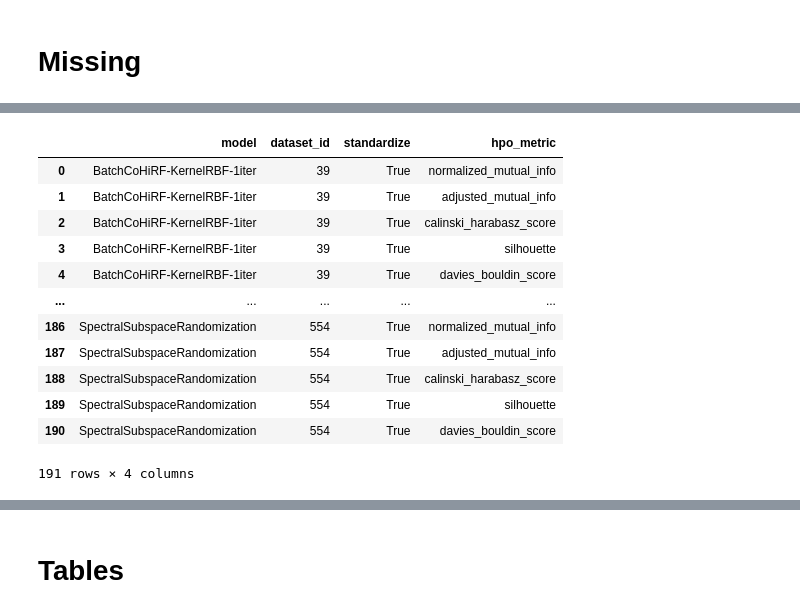
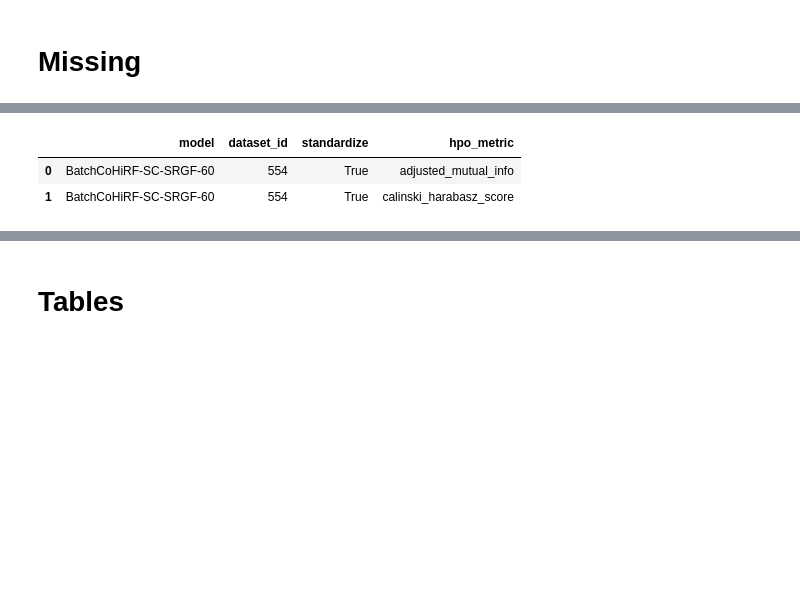
Before and after one commit to BrunoBelucci/cohirf, a Jupyter notebook: analyze_results/analyze_runs_openml_v2.ipynb, the cells around one changed output, grey strips where cells are left out. Cells and saved outputs as stored; diff of their text form; code cells hidden in the pictures; blank space fills up the shorter version.

```diff
--- a/analyze_results/analyze_runs_openml_v2.ipynb
+++ b/analyze_results/analyze_runs_openml_v2.ipynb
@@ -121,6 +124,7 @@ df_runs_raw = df_runs_raw.join(dataset_characteristics, on='dataset_id', rsuffix
 df_runs_raw.to_csv(results_dir / 'df_runs_raw.csv', index=True)
 # %%
 df_runs_raw = pd.read_csv(results_dir / "df_runs_raw.csv", index_col=0)
+df_runs_raw["model"] = df_runs_raw["model"] + "-" + df_runs_raw["n_trials"].astype(str)
 # mask = df_runs_raw["model"].str.contains("CoHiRF")
 # df_runs_raw.loc[mask, "model"] = df_runs_raw.loc[mask].apply(lambda row: f"{row['model']}-{row['n_trials']}", axis=1)
 df_runs_raw_parents = df_runs_raw.copy()
@@ -365,28 +395,29 @@ missing_ari_tuples = df_missing_ari[["model", "dataset_id"]].copy()
 # %%
 dataset_id = [
-    39,
-    61,
-    182,
-    1478,
-    1568,
-    40685,
-    40984,
-    46773,
-    46774,
-    46775,
-    46776,
-    46777,
-    46778,
-    46779,
-    46780,
-    46781,
-    46782,
-    46783,
+    # 39,
+    # 61,
+    # 182,
+    # 1478,
+    # 1568,
+    # 40685,
+    # 40984,
+    # 46773,
+    # 46774,
+    # 46775,
+    # 46776,
+    # 46777,
+    # 46778,
+    # 46779,
+    # 46780,
+    # 46781,
+    # 46782,
+    # 46783,
 	554,
 ]
 standardize = [True]
 hpo_metric = [
-    "normalized_mutual_info",
+	"adjusted_rand",
+    # "normalized_mutual_info",
     "adjusted_mutual_info",
     "calinski_harabasz_score",
     "silhouette",
@@ -394,22 +425,12 @@ hpo_metric = [
 ]
 columns_names = non_duplicate_columns
 should_contain_values = [model_nickname, dataset_id, standardize, hpo_metric]
-df_missing_others = get_missing_entries(df_runs_parents, columns_names, should_contain_values)
+df_missing = get_missing_entries(df_runs_parents, columns_names, should_contain_values)
 # %%
-df_missing_others
+df_missing
 # %% [output]
 |  | model | dataset_id | standardize | hpo_metric |
-| 0 | BatchCoHiRF-KernelRBF-1iter | 39 | True | normalized_mutual_info |
-| 1 | BatchCoHiRF-KernelRBF-1iter | 39 | True | adjusted_mutual_info |
-| 2 | BatchCoHiRF-KernelRBF-1iter | 39 | True | calinski_harabasz_score |
-| 3 | BatchCoHiRF-KernelRBF-1iter | 39 | True | silhouette |
-| 4 | BatchCoHiRF-KernelRBF-1iter | 39 | True | davies_bouldin_score |
-| ... | ... | ... | ... | ... |
-| 186 | SpectralSubspaceRandomization | 554 | True | normalized_mutual_info |
-| 187 | SpectralSubspaceRandomization | 554 | True | adjusted_mutual_info |
-| 188 | SpectralSubspaceRandomization | 554 | True | calinski_harabasz_score |
-| 189 | SpectralSubspaceRandomization | 554 | True | silhouette |
-| 190 | SpectralSubspaceRandomization | 554 | True | davies_bouldin_score |
+| 0 | BatchCoHiRF-SC-SRGF-60 | 554 | True | adjusted_mutual_info |
+| 1 | BatchCoHiRF-SC-SRGF-60 | 554 | True | calinski_harabasz_score |
-191 rows × 4 columns
 # %%
 # Join df_runs_raw_parents into df_missing using non_duplicate_columns to get the EXCEPTION column
```
Also changed, not shown: parts of 47 cells of this notebook, 8 other files.
